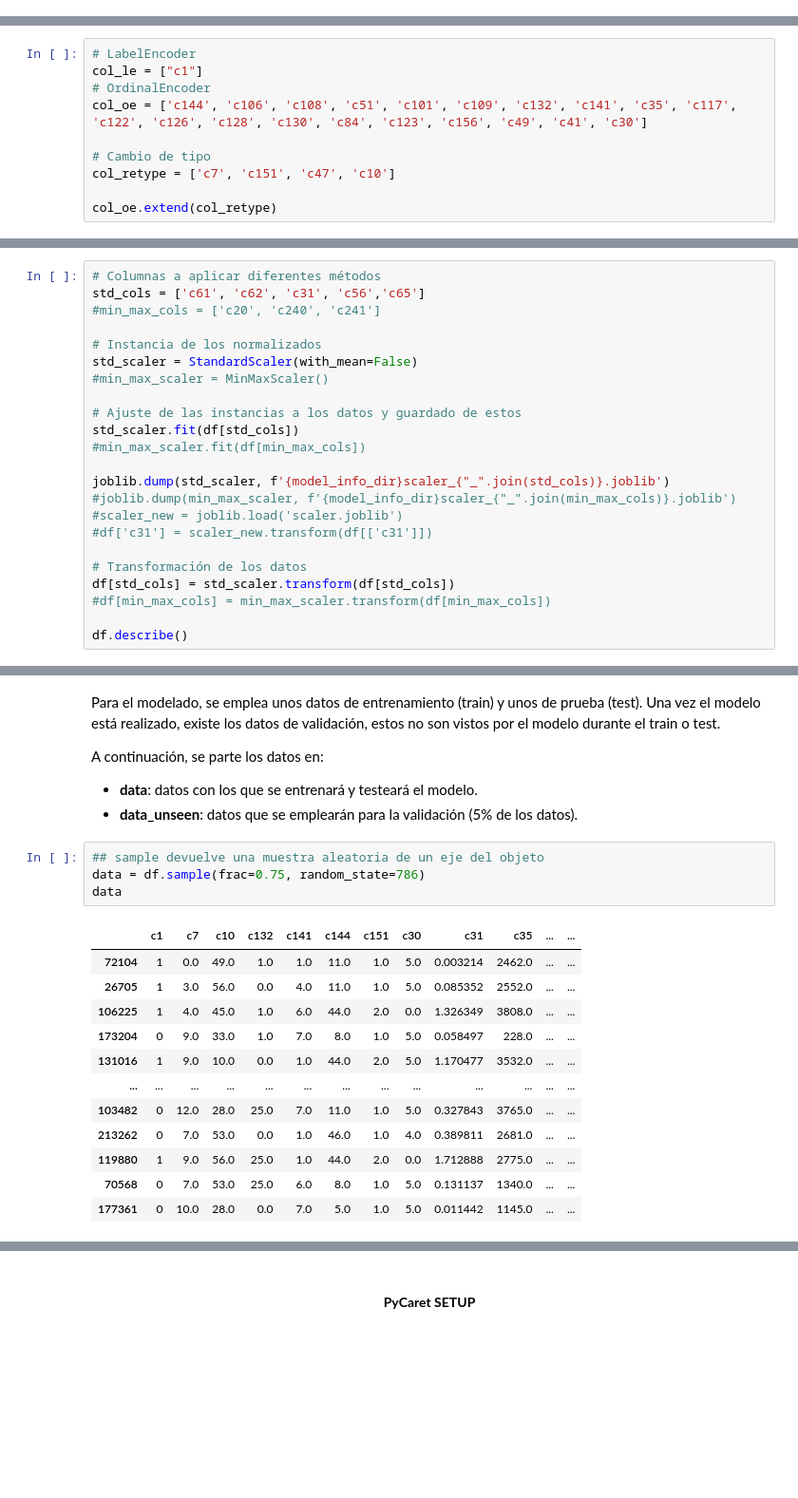
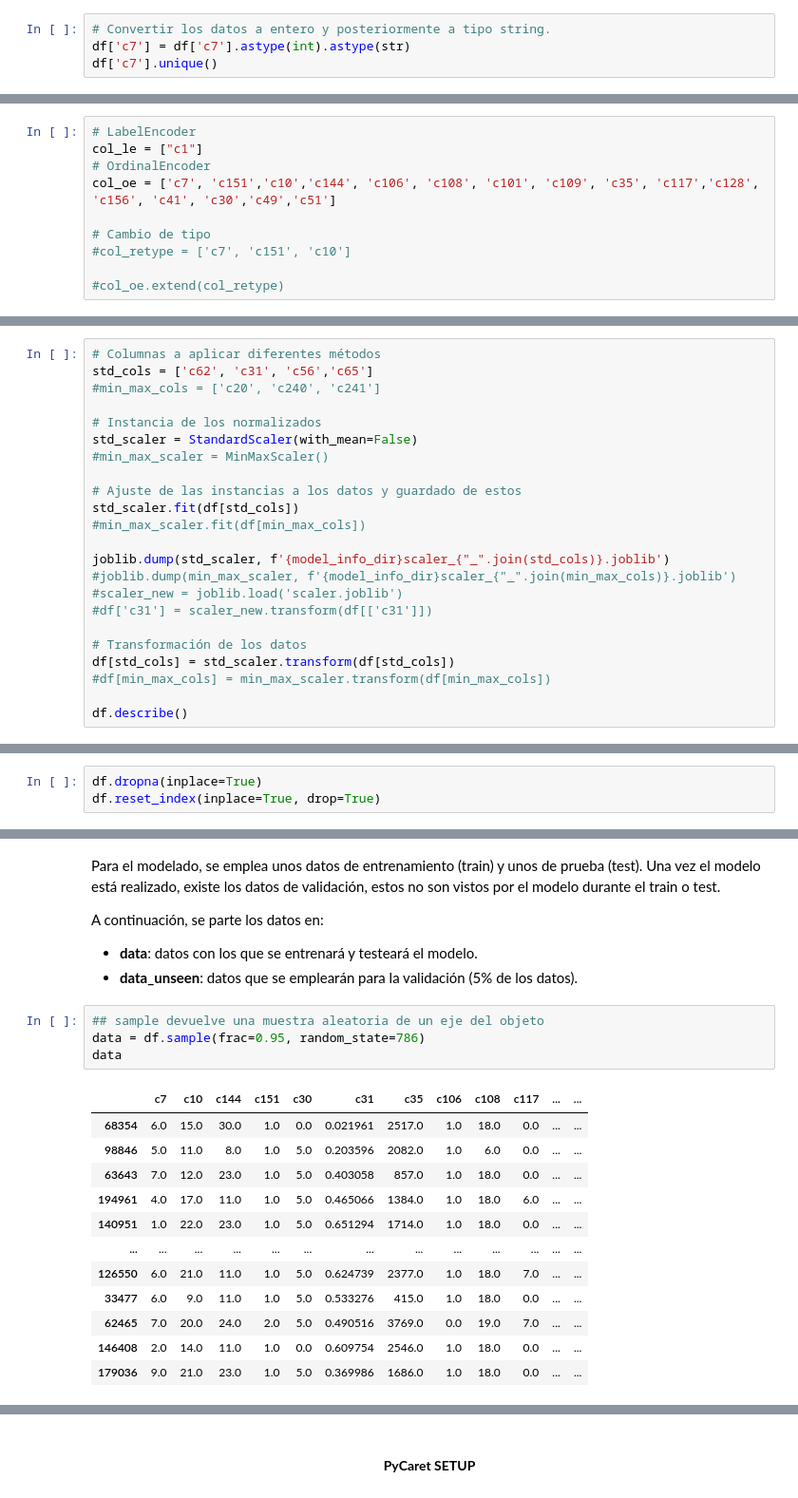
Before and after one commit to Vic-silo/TFM-EIP, a Jupyter notebook: ML-Models/PHA-crew_Jose.ipynb, the cells around one changed output, grey strips where cells are left out. Shown at 95% size. Saved outputs shown, nothing was run; the diff lists cells and outputs as text; blank space fills up the shorter version.

```diff
--- a/ML-Models/PHA-crew_Jose.ipynb
+++ b/ML-Models/PHA-crew_Jose.ipynb
@@ -1164,0 +1198,4 @@ Index: []
+# %%
+# Convertir los datos a entero y posteriormente a tipo string.
+df['c7'] = df['c7'].astype(int).astype(str)
+df['c7'].unique()
@@ -1193,10 +1253,10 @@ str_cols= ['c1', 'c144', 'c106', 'c108', 'c51', 'c101', 'c109', 'c132', 'c141',
 # LabelEncoder
 col_le = ["c1"]
 # OrdinalEncoder
-col_oe = ['c144', 'c106', 'c108', 'c51', 'c101', 'c109', 'c132', 'c141', 'c35', 'c117', 'c122', 'c126', 'c128', 'c130', 'c84', 'c123', 'c156', 'c49', 'c41', 'c30']
+col_oe = ['c7', 'c151','c10','c144', 'c106', 'c108', 'c101', 'c109', 'c35', 'c117','c128', 'c156', 'c41', 'c30','c49','c51']
 
 # Cambio de tipo
-col_retype = ['c7', 'c151', 'c47', 'c10']
+#col_retype = ['c7', 'c151', 'c10']
 
-col_oe.extend(col_retype)
+#col_oe.extend(col_retype)
 # %% [markdown]
@@ -1330,7 +1390,7 @@ df[num_cols_ncat].describe()
 En base a la desviación estandar de determinadas columnas, que son elevadas, se realiza el normalizado de los datos y el escalado entre 0 y 1.
 # %%
 # Columnas a aplicar diferentes métodos
-std_cols = ['c61', 'c62', 'c31', 'c56','c65']
+std_cols = ['c62', 'c31', 'c56','c65']
 #min_max_cols = ['c20', 'c240', 'c241']
 
 # Instancia de los normalizados
@@ -1386,0 +1447,3 @@ memory usage: 49.9 MB
+# %%
+df.dropna(inplace=True)
+df.reset_index(inplace=True, drop=True)
@@ -1398,18 +1482,18 @@ A continuación, se parte los datos en:
 - **data_unseen**: datos que se emplearán para la validación (5% de los datos).
 # %%
 ## sample devuelve una muestra aleatoria de un eje del objeto
-data = df.sample(frac=0.75, random_state=786)
+data = df.sample(frac=0.95, random_state=786)
 data
 # %% [output]
-|  | c1 | c7 | c10 | c132 | c141 | c144 | c151 | c30 | c31 | c35 | ... | ... |
-| 72104 | 1 | 0.0 | 49.0 | 1.0 | 1.0 | 11.0 | 1.0 | 5.0 | 0.003214 | 2462.0 | ... | ... |
-| 26705 | 1 | 3.0 | 56.0 | 0.0 | 4.0 | 11.0 | 1.0 | 5.0 | 0.085352 | 2552.0 | ... | ... |
-| 106225 | 1 | 4.0 | 45.0 | 1.0 | 6.0 | 44.0 | 2.0 | 0.0 | 1.326349 | 3808.0 | ... | ... |
-| 173204 | 0 | 9.0 | 33.0 | 1.0 | 7.0 | 8.0 | 1.0 | 5.0 | 0.058497 | 228.0 | ... | ... |
-| 131016 | 1 | 9.0 | 10.0 | 0.0 | 1.0 | 44.0 | 2.0 | 5.0 | 1.170477 | 3532.0 | ... | ... |
+|  | c7 | c10 | c144 | c151 | c30 | c31 | c35 | c106 | c108 | c117 | ... | ... |
+| 68354 | 6.0 | 15.0 | 30.0 | 1.0 | 0.0 | 0.021961 | 2517.0 | 1.0 | 18.0 | 0.0 | ... | ... |
+| 98846 | 5.0 | 11.0 | 8.0 | 1.0 | 5.0 | 0.203596 | 2082.0 | 1.0 | 6.0 | 0.0 | ... | ... |
+| 63643 | 7.0 | 12.0 | 23.0 | 1.0 | 5.0 | 0.403058 | 857.0 | 1.0 | 18.0 | 0.0 | ... | ... |
+| 194961 | 4.0 | 17.0 | 11.0 | 1.0 | 5.0 | 0.465066 | 1384.0 | 1.0 | 18.0 | 6.0 | ... | ... |
+| 140951 | 1.0 | 22.0 | 23.0 | 1.0 | 5.0 | 0.651294 | 1714.0 | 1.0 | 18.0 | 0.0 | ... | ... |
 | ... | ... | ... | ... | ... | ... | ... | ... | ... | ... | ... | ... | ... |
-| 103482 | 0 | 12.0 | 28.0 | 25.0 | 7.0 | 11.0 | 1.0 | 5.0 | 0.327843 | 3765.0 | ... | ... |
-| 213262 | 0 | 7.0 | 53.0 | 0.0 | 1.0 | 46.0 | 1.0 | 4.0 | 0.389811 | 2681.0 | ... | ... |
-| 119880 | 1 | 9.0 | 56.0 | 25.0 | 1.0 | 44.0 | 2.0 | 0.0 | 1.712888 | 2775.0 | ... | ... |
-| 70568 | 0 | 7.0 | 53.0 | 25.0 | 6.0 | 8.0 | 1.0 | 5.0 | 0.131137 | 1340.0 | ... | ... |
-| 177361 | 0 | 10.0 | 28.0 | 0.0 | 7.0 | 5.0 | 1.0 | 5.0 | 0.011442 | 1145.0 | ... | ... |
+| 126550 | 6.0 | 21.0 | 11.0 | 1.0 | 5.0 | 0.624739 | 2377.0 | 1.0 | 18.0 | 7.0 | ... | ... |
+| 33477 | 6.0 | 9.0 | 11.0 | 1.0 | 5.0 | 0.533276 | 415.0 | 1.0 | 18.0 | 0.0 | ... | ... |
+| 62465 | 7.0 | 20.0 | 24.0 | 2.0 | 5.0 | 0.490516 | 3769.0 | 0.0 | 19.0 | 7.0 | ... | ... |
+| 146408 | 2.0 | 14.0 | 11.0 | 1.0 | 0.0 | 0.609754 | 2546.0 | 1.0 | 18.0 | 0.0 | ... | ... |
+| 179036 | 9.0 | 21.0 | 23.0 | 1.0 | 5.0 | 0.369986 | 1686.0 | 1.0 | 18.0 | 0.0 | ... | ... |
```
Also changed, not shown: parts of 83 cells of this notebook, 33 other files.
